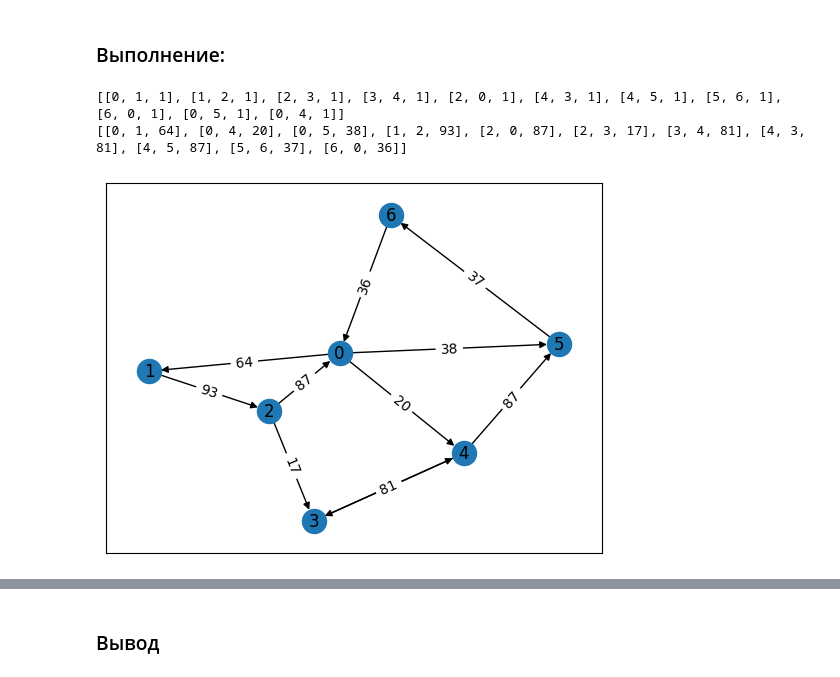
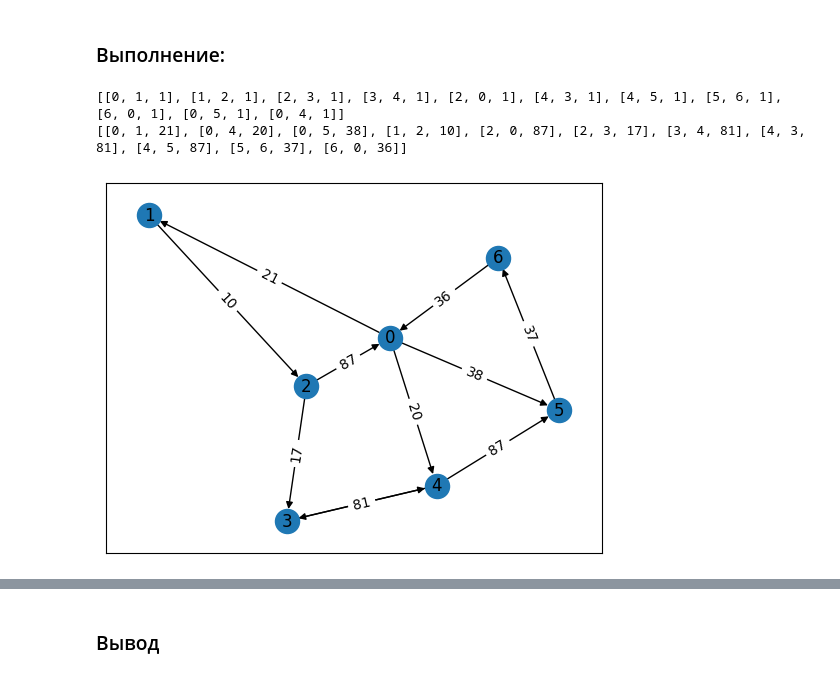
Before and after one commit to Abcdeshka/SIAOD, a Jupyter notebook: Lab3_0.ipynb, the cells around one changed output, grey strips where cells are left out. Saved outputs shown, nothing was run; the diff lists cells and outputs as text; code cells hidden in the pictures.

```diff
--- a/Lab3_0.ipynb
+++ b/Lab3_0.ipynb
@@ -59,7 +59,7 @@ def get_nodes(arr):
         nodes.add(i[1])
     return nodes
 
-def visualize_graph(arr):
+def visualize_graph(arr,path=[]):
     G = nx.DiGraph()
     for el in arr:
         G.add_edge(el[0], el[1], weight=el[2])
@@ -73,7 +73,18 @@ def visualize_graph(arr):
     edge_labels = nx.get_edge_attributes(G, 'weight')
     nx.draw_networkx_edge_labels(G, pos, edge_labels=edge_labels)
 
+    if path!=[]:
+        path_edges = list(zip(path, path[1:]))
+        nx.draw_networkx_edges(G, pos, edgelist=path_edges, edge_color='red', width=2)
     plt.show()
+
+def sum_weights(graph,path):
+    weight=0
+    path_edges = list(zip(path, path[1:]))
+    for edge in graph:
+        if (edge[0],edge[1]) in path_edges:
+            weight+=edge[2]
+    return weight
 # %%
 # 3 одинаковых графа
 graphData=[
@@ -98,37 +109,38 @@ inc =[
     [ 0,  0, 0,  0,-1],
 ]
 # %%
+a, b = 0, 3
 inc = [
     [ 1,  0,  0,  0, -1,  0,  0,  0,  -1,  1,1],
     [-1,  1,  0,  0,  0,  0,  0,  0,  0,  0,0],
     [ 0, -1,  1,  0,  1,  0,  0,  0,  0,  0,0],
     [ 0,  0, -1,  1,  0, -1,  0,  0,  0,  0,0],
     [ 0,  0,  0, -1,  0,  1,  1,  0,  0,  0,-1],
     [ 0,  0,  0,  0,  0,  0, -1,  1,  0, -1,0],
     [ 0,  0,  0,  0,  0,  0,  0, -1,  1,  0,0]
 ]
 
-
 graph=optimize_graph(inc,type="inc")
 print(graph)
 
-
 adj = [
-    [0, 64, inf, inf, 20, 38, inf],
-    [inf, 0, 93, inf, inf, inf, inf],
+    [0, 21, inf, inf, 20, 38, inf],
+    [inf, 0, 10, inf, inf, inf, inf],
     [87, inf, 0, 17, inf, inf, inf],
     [inf, inf, inf, 0, 81, inf, inf],
     [inf, inf, inf, 81, 0, 87, inf],
     [inf, inf, inf, inf, inf, 0, 37],
     [36, inf, inf, inf, inf, inf, 0],
 ]
+
 graph=optimize_graph(adj,type="adj")
 print(graph)
+
 visualize_graph(graph)
 # %% [output]
 [[0, 1, 1], [1, 2, 1], [2, 3, 1], [3, 4, 1], [2, 0, 1], [4, 3, 1], [4, 5, 1], [5, 6, 1], [6, 0, 1], [0, 5, 1], [0, 4, 1]]
-[[0, 1, 64], [0, 4, 20], [0, 5, 38], [1, 2, 93], [2, 0, 87], [2, 3, 17], [3, 4, 81], [4, 3, 81], [4, 5, 87], [5, 6, 37], [6, 0, 36]]
+[[0, 1, 21], [0, 4, 20], [0, 5, 38], [1, 2, 10], [2, 0, 87], [2, 3, 17], [3, 4, 81], [4, 3, 81], [4, 5, 87], [5, 6, 37], [6, 0, 36]]
-[figure, old version]
+[figure, new version]
 # %%
 def floydWarshall(graph):
     V=len(get_nodes(graph))
```
Also changed, not shown: parts of 3 cells of this notebook.
